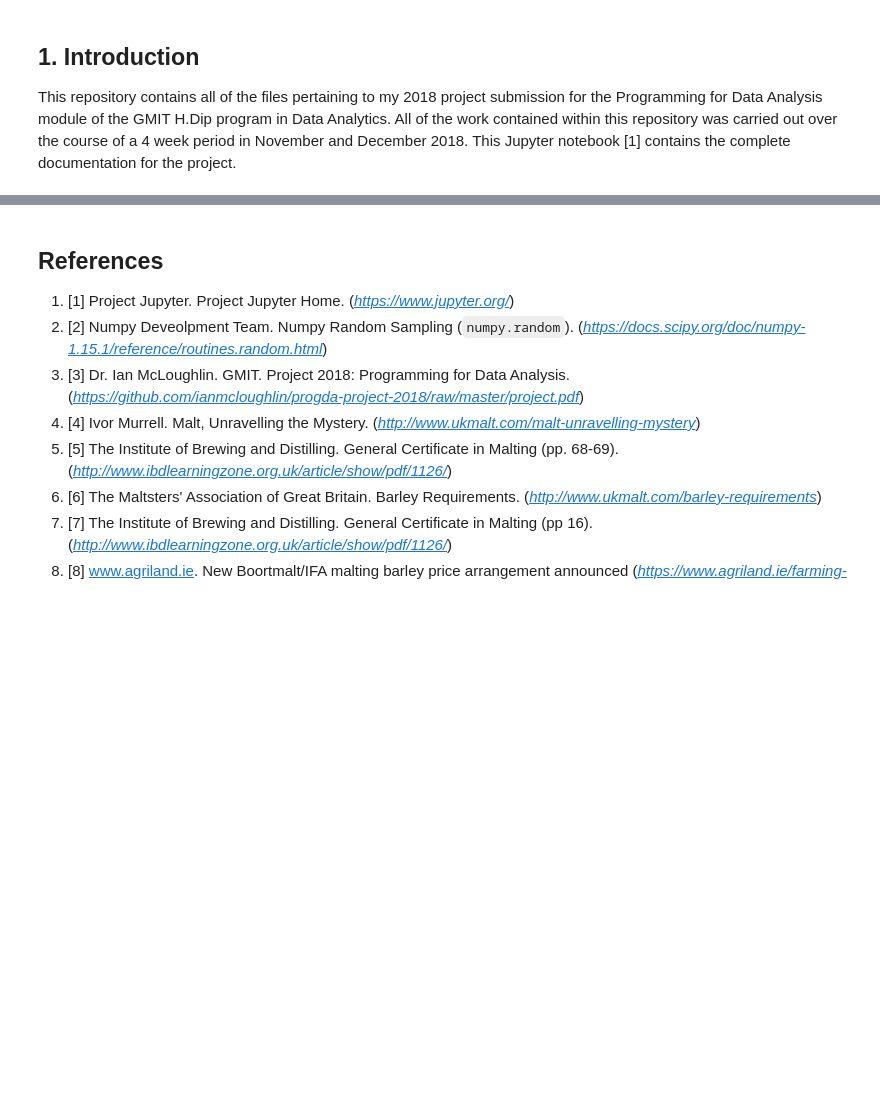
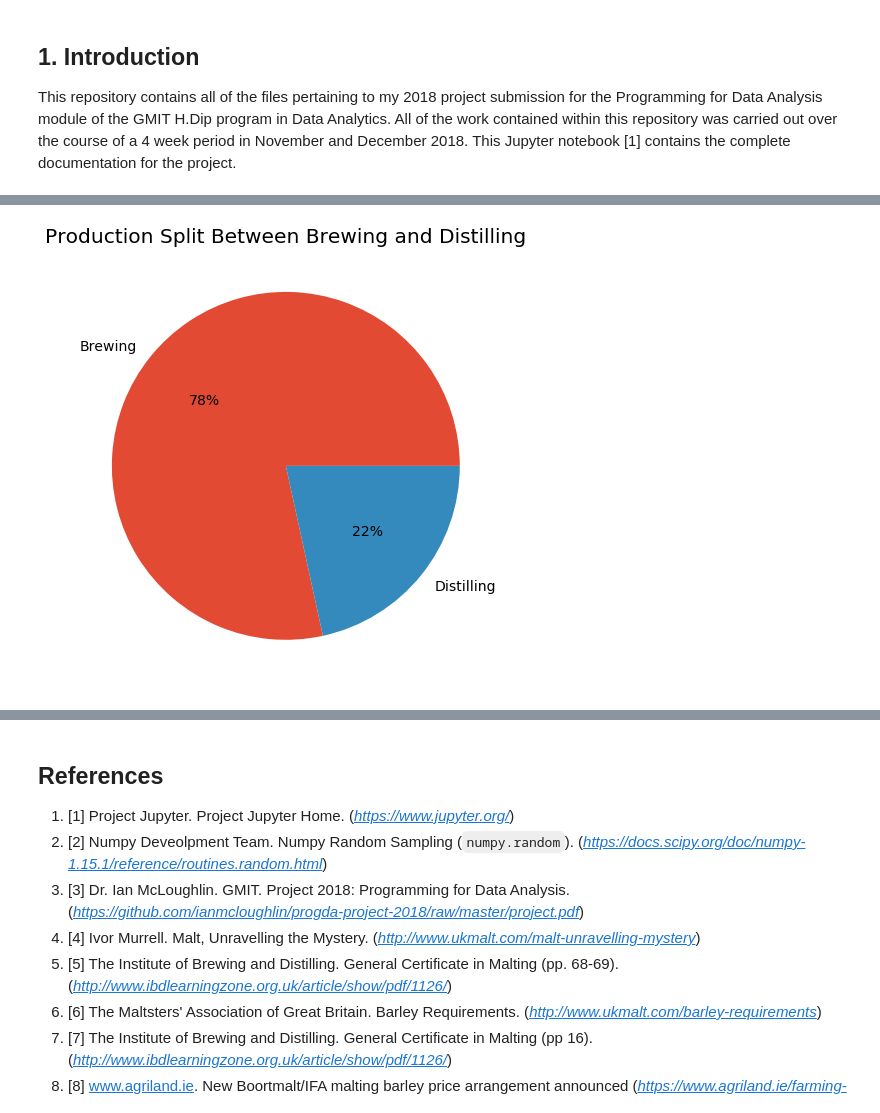
Before and after one commit to shkyler/gmit-pfda-project, a Jupyter notebook: datasimulation.ipynb, the cells around one changed output, grey strips where cells are left out. Drawn from its saved outputs; the diff is of its cells as text; code cells hidden in the pictures; blank space fills up the shorter version.

```diff
--- a/datasimulation.ipynb
+++ b/datasimulation.ipynb
@@ -135,0 +169,5 @@ In section 3, I will analyse an existing data set to determine what the relation
+# %%
+# import the data set to a pandas dataframe
+df = pd.read_csv("data/protein.csv")
+# take a look at a random sample of data from the datasetb
+df.sample(10)
@@ -135,0 +190,17 @@ In section 3, I will analyse an existing data set to determine what the relation
+# %%
+# Tidy up the plots - use more modern formatting (https://matplotlib.org/users/style_sheets.html)
+plt.style.use('ggplot')
+# Set the font size - https://stackoverflow.com/questions/3899980/how-to-change-the-font-size-on-a-matplotlib-plot
+plt.rcParams.update({'font.size': 14})
+# Resize the plotting window to make it easier to read (https://stackoverflow.com/questions/36367986/how-to-make-inline-plots-in-jupyter-notebook-larger)
+plt.rcParams['figure.figsize'] = [8, 8]
+
+# group the dataset by 'type' and count them
+count = df.groupby('type').count()['variety']
+# plot the pie chart
+plt.pie(count,labels=count.index, autopct='%1.0f%%')
+plt.title("Production Split Between Brewing and Distilling")
+
+plt.show()
+# %% [output]
+[figure, added]
```
Also changed, not shown: parts of 10 cells of this notebook.
